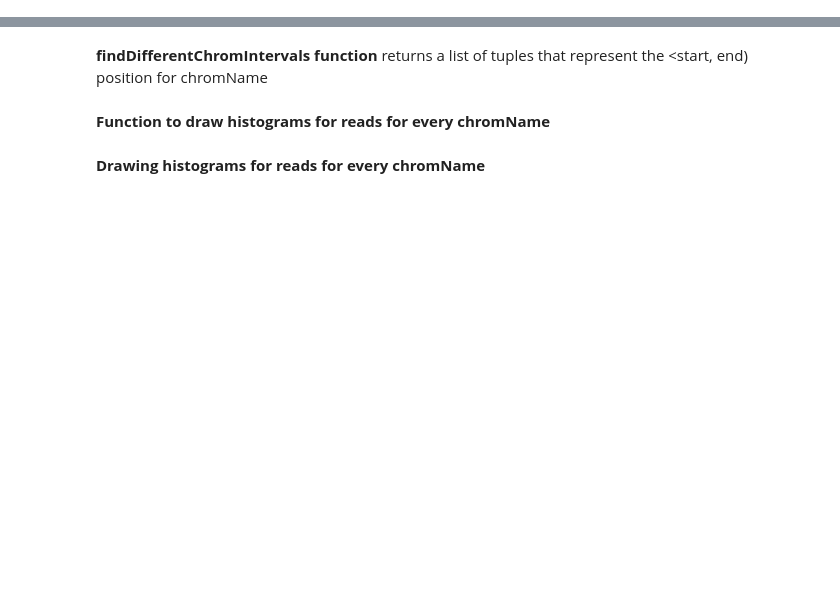
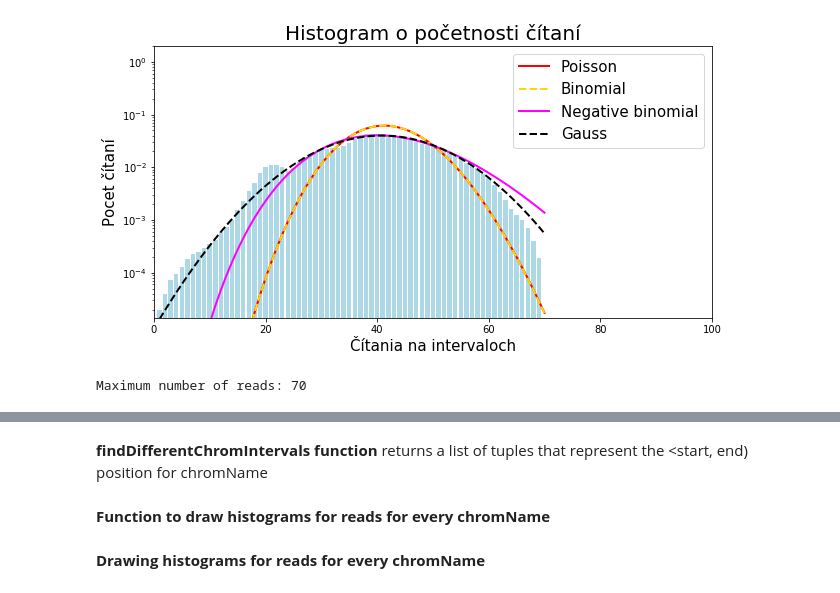
Before and after one commit to evicy/semestral_project, a Jupyter notebook: projekt.ipynb, the cells around one changed output, grey strips where cells are left out. Cells and saved outputs as stored; diff of their text form; code cells hidden in the pictures; blank space fills up the shorter version.

```diff
--- a/projekt.ipynb
+++ b/projekt.ipynb
@@ -18,0 +65,5 @@ with open('C:\\Users\\Evi\\Documents\\2INF-LETO\\RP\\ref-nanopore.bedgraph') as
+# %%
+drawHistogramsForReads(bed2_ranges, bed2_score)
+# %% [output]
+[figure, added]
+Maximum number of reads: 70
```
Also changed, not shown: parts of 30 cells of this notebook, 2 other files.
